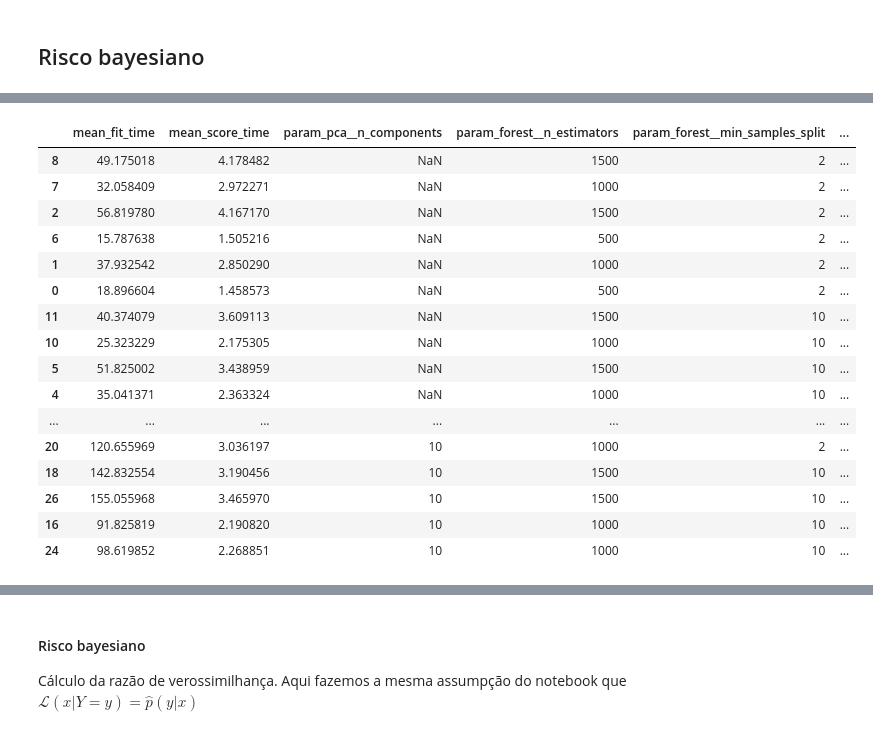
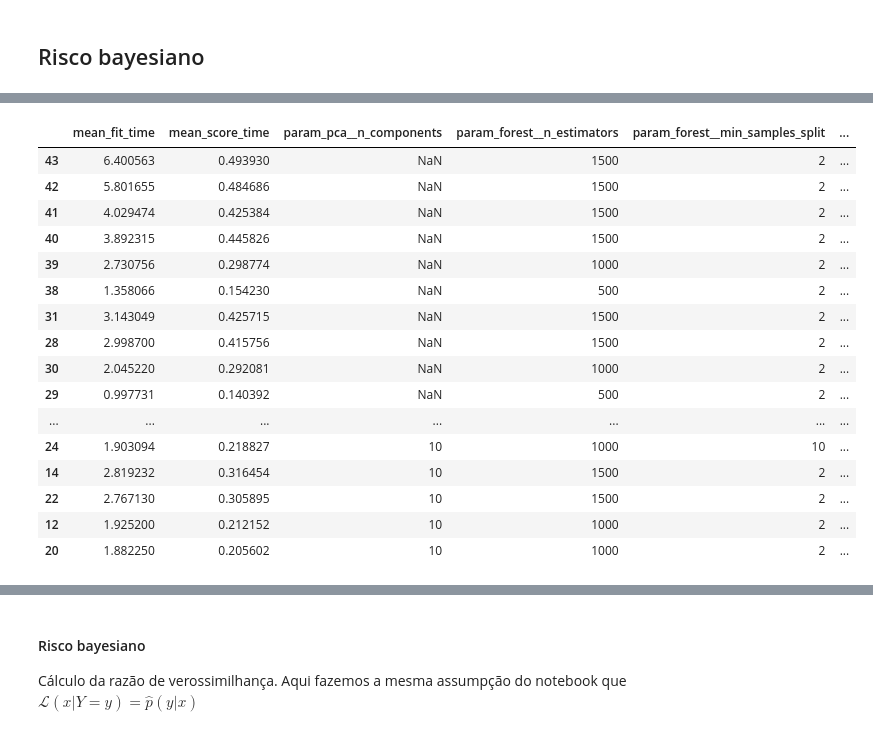
Before and after one commit to fmromeiro/mo810-kidney-waitlist, a Jupyter notebook: model_ordered.ipynb, the cells around one changed output, grey strips where cells are left out. Cells and saved outputs as stored; diff of their text form; code cells hidden in the pictures.

```diff
--- a/model_ordered.ipynb
+++ b/model_ordered.ipynb
@@ -180,11 +188,12 @@ linear_svc_params = [
     },
 ]
 
-linear_svc_grid = GridSearchCV(
+linear_svc_grid = HalvingGridSearchCV(
     make_pipeline(StandardScaler(), LinearSVC(dual='auto', random_state=1729, max_iter=10_000)),
     linear_svc_params,
-    verbose=4,
-    scoring=('roc_auc', 'accuracy'),
-    refit='roc_auc')
+    verbose=3,
+    scoring='roc_auc',
+    refit=True,
+    n_jobs=-1)
 linear_svc_grid.fit(X_train, y_train)
 # %% [output]
@@ -275,11 +318,12 @@ knn_params = [
     },
 ]
 
-knn_grid = GridSearchCV(
+knn_grid = HalvingGridSearchCV(
     Pipeline(steps=[('scaler', StandardScaler()), ('knn', KNeighborsClassifier())]),
     knn_params,
-    verbose=4,
-    scoring=('roc_auc', 'accuracy'),
-    refit='roc_auc')
+    verbose=3,
+    scoring='roc_auc',
+    refit=True,
+    n_jobs=1)
 knn_grid.fit(X_train, y_train)
 # %% [output]
@@ -352,11 +402,12 @@ svc_params = [
     },
 ]
 
-svc_grid = GridSearchCV(
+svc_grid = HalvingGridSearchCV(
     Pipeline(steps=[('scaler',StandardScaler()), ('svc', SVC(random_state=1729, max_iter=10_000, cache_size=2000))]),
     svc_params,
-    verbose=4,
-    scoring=('roc_auc', 'accuracy'),
-    refit='roc_auc')
+    verbose=3,
+    scoring='roc_auc',
+    refit=True,
+    n_jobs=1)
 svc_grid.fit(X_train, y_train)
 # %% [output]
@@ -404,7 +574,4 @@ y_test_svc = svc_grid.predict(X_test)
 # %%
-from sklearn.decomposition import PCA
-from sklearn.ensemble import RandomForestClassifier
-
 forest_params = [
     {
         'pca': ['passthrough'],
@@ -422,11 +589,12 @@ forest_params = [
 ]
 
 
-forest_grid = GridSearchCV(
-    Pipeline(steps=[('pca', PCA(random_state=1729)), ('forest', RandomForestClassifier(random_state=1729, n_jobs=3))]),
+forest_grid = HalvingGridSearchCV(
+    Pipeline(steps=[('pca', PCA(random_state=1729)), ('forest', RandomForestClassifier(random_state=1729, n_jobs=-1))]),
     forest_params,
     verbose=4,
-    scoring=('roc_auc', 'accuracy'),
-    refit='roc_auc')
+    scoring='roc_auc',
+    refit=True,
+    n_jobs=1)
 forest_grid.fit(X_train, y_train)
 # %% [output]
@@ -464,21 +633,21 @@ GridSearchCV(estimator=Pipeline(steps=[('pca', PCA(random_state=1729)),
 # %%
 forest_grid_df = pd.DataFrame(forest_grid.cv_results_)
-forest_grid_df.sort_values(['mean_test_roc_auc', 'mean_test_accuracy'], ascending=False)[['mean_fit_time', 'mean_score_time', 'param_pca__n_components', 'param_forest__n_estimators', 'param_forest__min_samples_split', 'param_forest__max_features', 'mean_test_roc_auc', 'std_test_roc_auc', 'mean_test_accuracy', 'std_test_accuracy']]
+forest_grid_df.sort_values('mean_test_score', ascending=False)[['mean_fit_time', 'mean_score_time', 'param_pca__n_components', 'param_forest__n_estimators', 'param_forest__min_samples_split', 'param_forest__max_features', 'mean_test_score', 'std_test_score']]
 # %% [output]
 |  | mean_fit_time | mean_score_time | param_pca__n_components | param_forest__n_estimators | param_forest__min_samples_split | ... |
-| 8 | 49.175018 | 4.178482 | NaN | 1500 | 2 | ... |
-| 7 | 32.058409 | 2.972271 | NaN | 1000 | 2 | ... |
-| 2 | 56.819780 | 4.167170 | NaN | 1500 | 2 | ... |
-| 6 | 15.787638 | 1.505216 | NaN | 500 | 2 | ... |
-| 1 | 37.932542 | 2.850290 | NaN | 1000 | 2 | ... |
-| 0 | 18.896604 | 1.458573 | NaN | 500 | 2 | ... |
-| 11 | 40.374079 | 3.609113 | NaN | 1500 | 10 | ... |
-| 10 | 25.323229 | 2.175305 | NaN | 1000 | 10 | ... |
-| 5 | 51.825002 | 3.438959 | NaN | 1500 | 10 | ... |
-| 4 | 35.041371 | 2.363324 | NaN | 1000 | 10 | ... |
+| 43 | 6.400563 | 0.493930 | NaN | 1500 | 2 | ... |
+| 42 | 5.801655 | 0.484686 | NaN | 1500 | 2 | ... |
+| 41 | 4.029474 | 0.425384 | NaN | 1500 | 2 | ... |
+| 40 | 3.892315 | 0.445826 | NaN | 1500 | 2 | ... |
+| 39 | 2.730756 | 0.298774 | NaN | 1000 | 2 | ... |
+| 38 | 1.358066 | 0.154230 | NaN | 500 | 2 | ... |
+| 31 | 3.143049 | 0.425715 | NaN | 1500 | 2 | ... |
+| 28 | 2.998700 | 0.415756 | NaN | 1500 | 2 | ... |
+| 30 | 2.045220 | 0.292081 | NaN | 1000 | 2 | ... |
+| 29 | 0.997731 | 0.140392 | NaN | 500 | 2 | ... |
 | ... | ... | ... | ... | ... | ... | ... |
-| 20 | 120.655969 | 3.036197 | 10 | 1000 | 2 | ... |
-| 18 | 142.832554 | 3.190456 | 10 | 1500 | 10 | ... |
-| 26 | 155.055968 | 3.465970 | 10 | 1500 | 10 | ... |
-| 16 | 91.825819 | 2.190820 | 10 | 1000 | 10 | ... |
-| 24 | 98.619852 | 2.268851 | 10 | 1000 | 10 | ... |
+| 24 | 1.903094 | 0.218827 | 10 | 1000 | 10 | ... |
+| 14 | 2.819232 | 0.316454 | 10 | 1500 | 2 | ... |
+| 22 | 2.767130 | 0.305895 | 10 | 1500 | 2 | ... |
+| 12 | 1.925200 | 0.212152 | 10 | 1000 | 2 | ... |
+| 20 | 1.882250 | 0.205602 | 10 | 1000 | 2 | ... |
```
Also changed, not shown: parts of 47 cells of this notebook, 2 other files.
